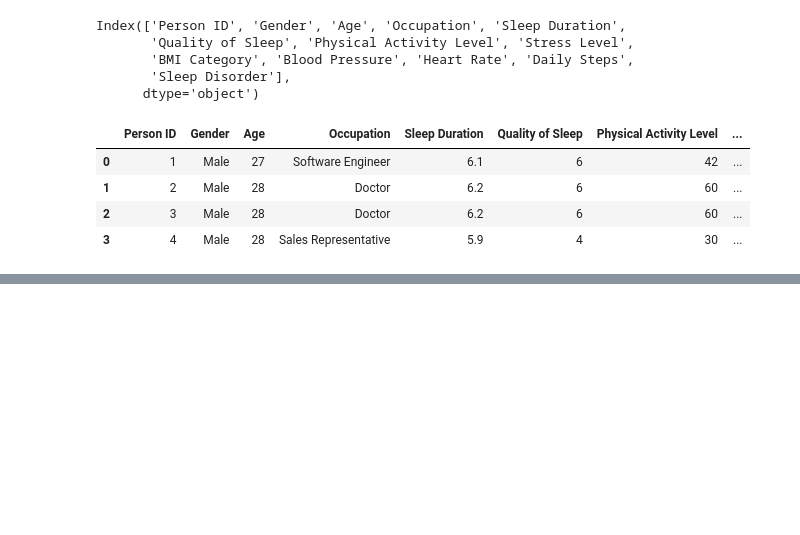
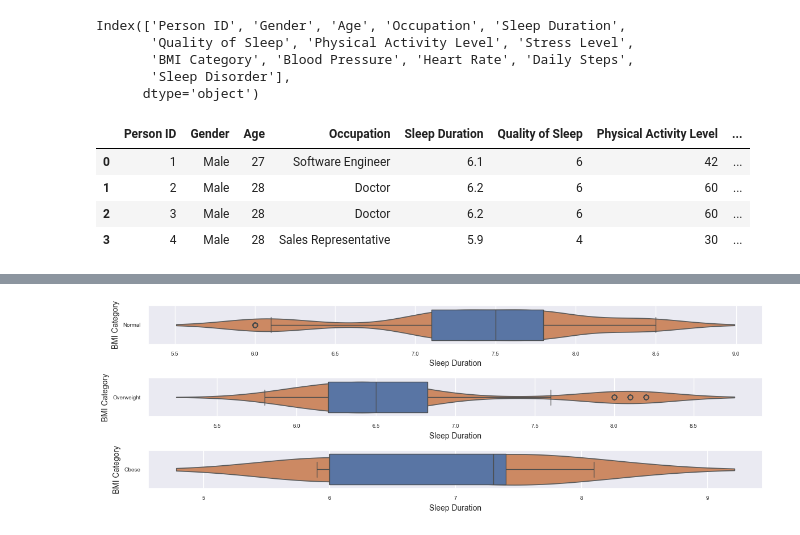
Before and after one commit to RussDai/Projects, a Jupyter notebook: 02_Data_Visuallization/03_Sleep Health and Lifestyle/data_preparation.ipynb, the cells around one changed output, grey strips where cells are left out. Cells and saved outputs as stored; diff of their text form; code cells hidden in the pictures; blank space fills up the shorter version.

```diff
--- a/02_Data_Visuallization/03_Sleep Health and Lifestyle/data_preparation.ipynb
+++ b/02_Data_Visuallization/03_Sleep Health and Lifestyle/data_preparation.ipynb
@@ -64,0 +483,4 @@ data.head(4)
+# %%
+d1= data[data["BMI Category"]== "Normal"]
+d2= data[data["BMI Category"]== "Overweight"]
+d3= data[data["BMI Category"]== "Obese"]
@@ -64,0 +503,23 @@ data.head(4)
+# %%
+# create box plot with violin plot:
+sns.set_theme(style="darkgrid")
+fig, axes = plt.subplots(3, 1, figsize=(12, 4))
+sns.boxplot(x="Sleep Duration", y="BMI Category", data=d1, ax=axes[0])
+sns.violinplot(x="Sleep Duration", y="BMI Category", data=d1, ax=axes[0], inner=None)
+sns.boxplot(x="Sleep Duration", y="BMI Category", data=d2, ax=axes[1])
+sns.violinplot(x="Sleep Duration", y="BMI Category", data=d2, ax=axes[1], inner=None)
+sns.boxplot(x="Sleep Duration", y="BMI Category", data=d3, ax=axes[2])
+sns.violinplot(x="Sleep Duration", y="BMI Category", data=d3, ax=axes[2], inner=None)
+
+# Adjust x and y labels' font size
+for ax in axes:
+    ax.set_xlabel("Sleep Duration", fontsize=10)
+    ax.set_ylabel("BMI Category", fontsize=10)
+    # Make x and y ticks smaller
+    ax.tick_params(axis='x', labelsize=7)
+    ax.tick_params(axis='y', labelsize=7)
+
+plt.tight_layout()
+plt.show()
+# %% [output]
+[figure, added]
```
Also changed, not shown: parts of 61 cells of this notebook, 4 other files.
